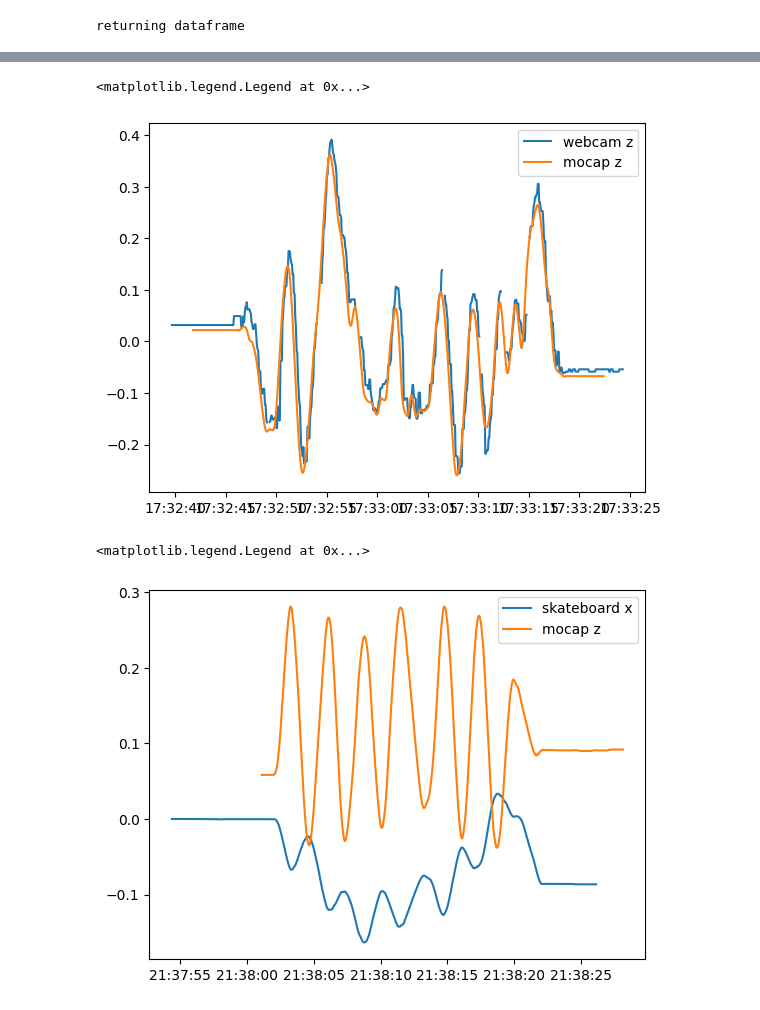
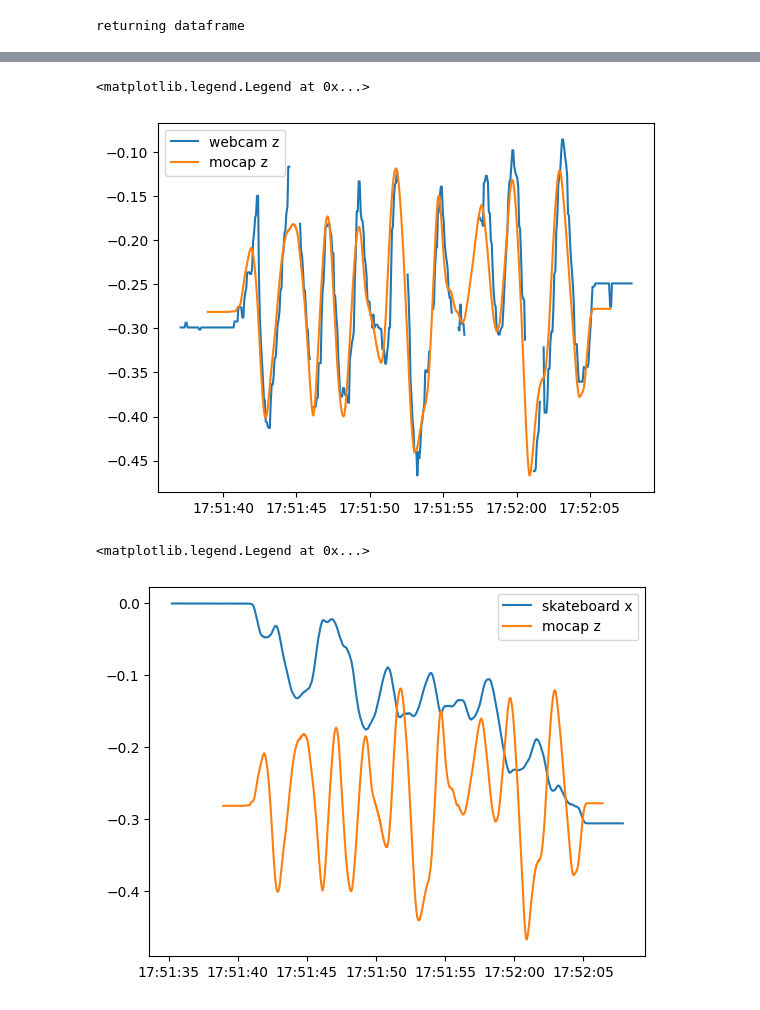
Before and after one commit to SujithChristopher/armbo_preliminary_work, a Jupyter notebook: ipy_notebooks/analysis_singlecam_sensors.ipynb, the cells around one changed output, grey strips where cells are left out. Drawn from its saved outputs; the diff is of its cells as text; code cells hidden in the pictures.

```diff
--- a/ipy_notebooks/analysis_singlecam_sensors.ipynb
+++ b/ipy_notebooks/analysis_singlecam_sensors.ipynb
@@ -14,7 +14,7 @@ from support.calculations_support import *
 from support.mecanum_calculations import *
 # %%
 #data path
-_folder_name = "sk12_quad_random_t0"
+_folder_name = "sk12_random_t1"
 
 _base_pth = r"C:\Users\CMC\Documents\openposelibs\pose\armbo\recording_programs\test_data\single_cam_oct_18"
 _pth = os.path.join(_base_pth, _folder_name)
@@ -85,7 +92,7 @@ def transform_coordinates_1(df, rotmat, org):
         _temp = val - org
         translation_correction = np.array([0.045, -0.05, 0.045]).reshape(3, 1)
         _val = rotmat.T @ _temp
-        # _val = _val + translation_correction
+        _val = _val - translation_correction
 
         df1["x"].replace({df1["x"].loc[i]: _val[0]}, inplace=True)
         df1["y"].replace({df1["y"].loc[i]: _val[1]}, inplace=True)
@@ -116,11 +123,11 @@ plt.legend()
 # %%
 
-plt.plot(_w_df["time"], w_df["z"].rolling(3).median(), label="webcam z")
-plt.plot(_m_df["time"], _m_df["z"], label="mocap z")
+plt.plot(_w_df["time"], w_df["z"].rolling(3).median()-0.28, label="webcam z")
+plt.plot(_m_df["time"], _m_df["z"].rolling(3).median(), label="mocap z")
 plt.legend()
 # %% [output]
 <matplotlib.legend.Legend at 0x...>
-[figure, old version]
+[figure, new version]
 # %%
 radius = 47.5/1000
 lx = 79 #half of the distance between the wheels
@@ -141,7 +148,7 @@ plt.plot(_m_df["time"], _m_df["z"], label="mocap z")
 plt.legend()
 # %% [output]
 <matplotlib.legend.Legend at 0x...>
-[figure, old version]
+[figure, new version]
 # %%
 plt.plot(_sk_df["sys_time"],_sk_df["y_val"], label="skateboard x")
 plt.plot(_m_df["time"], _m_df["x"], label="mocap x")
```
Also changed, not shown: parts of 4 cells of this notebook.
